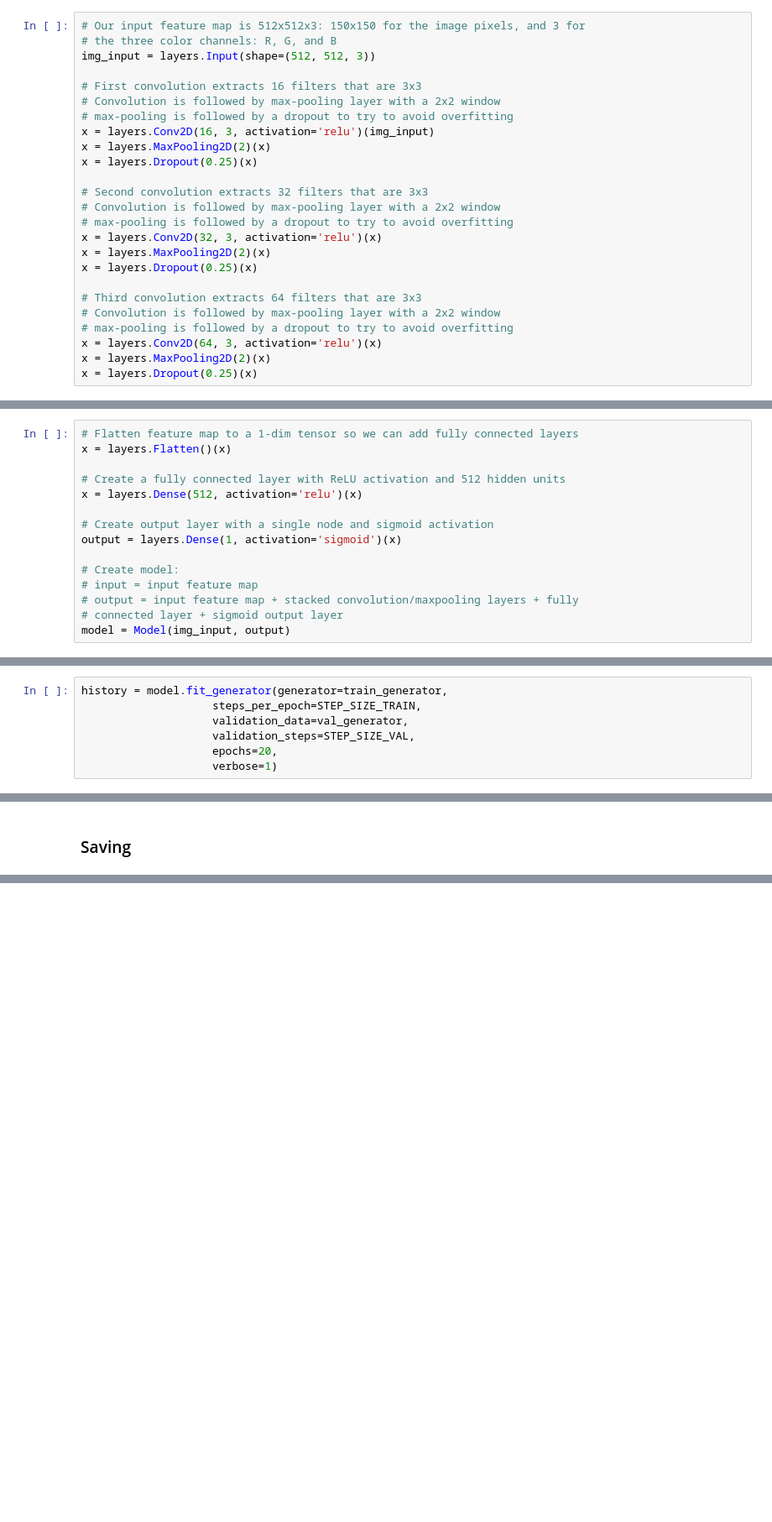
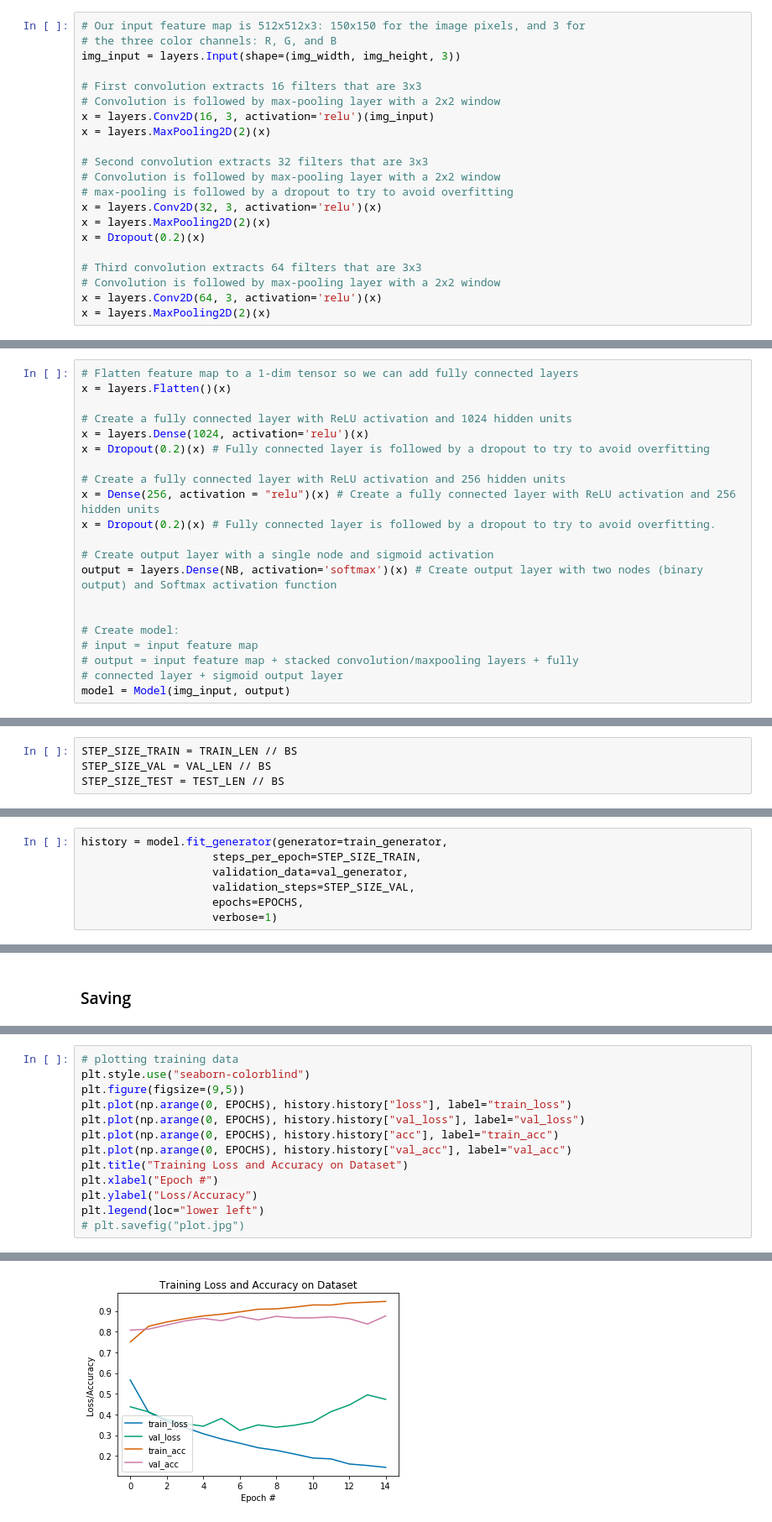
Before and after one commit to EiroaMD/final_project_IH_pneumonia, a Jupyter notebook: 4_2_Model_Binary_from_directory_balanced.ipynb, the cells around one changed output, grey strips where cells are left out. Shown at 84% size. Drawn from its saved outputs; the diff is of its cells as text; blank space fills up the shorter version.

Commit message:
Made from 0 and Transfer learning TRAIN notebooks added

```diff
--- a/4_2_Model_Binary_from_directory_balanced.ipynb
+++ b/4_2_Model_Binary_from_directory_balanced.ipynb
@@ -130,25 +136,21 @@ Found 1804 images belonging to 2 classes.
 # %%
 # Our input feature map is 512x512x3: 150x150 for the image pixels, and 3 for
 # the three color channels: R, G, and B
-img_input = layers.Input(shape=(512, 512, 3))
+img_input = layers.Input(shape=(img_width, img_height, 3))
 
 # First convolution extracts 16 filters that are 3x3
 # Convolution is followed by max-pooling layer with a 2x2 window
-# max-pooling is followed by a dropout to try to avoid overfitting
 x = layers.Conv2D(16, 3, activation='relu')(img_input)
 x = layers.MaxPooling2D(2)(x)
-x = layers.Dropout(0.25)(x)
 
 # Second convolution extracts 32 filters that are 3x3
 # Convolution is followed by max-pooling layer with a 2x2 window
 # max-pooling is followed by a dropout to try to avoid overfitting
 x = layers.Conv2D(32, 3, activation='relu')(x)
 x = layers.MaxPooling2D(2)(x)
-x = layers.Dropout(0.25)(x)
+x = Dropout(0.2)(x)
 
 # Third convolution extracts 64 filters that are 3x3
 # Convolution is followed by max-pooling layer with a 2x2 window
-# max-pooling is followed by a dropout to try to avoid overfitting
 x = layers.Conv2D(64, 3, activation='relu')(x)
 x = layers.MaxPooling2D(2)(x)
-x = layers.Dropout(0.25)(x)
@@ -160,11 +158,17 @@ Call initializer instance with the dtype argument instead of passing it to the c
 # Flatten feature map to a 1-dim tensor so we can add fully connected layers
 x = layers.Flatten()(x)
 
-# Create a fully connected layer with ReLU activation and 512 hidden units
-x = layers.Dense(512, activation='relu')(x)
+# Create a fully connected layer with ReLU activation and 1024 hidden units
+x = layers.Dense(1024, activation='relu')(x)
+x = Dropout(0.2)(x) # Fully connected layer is followed by a dropout to try to avoid overfitting
+
+# Create a fully connected layer with ReLU activation and 256 hidden units
+x = Dense(256, activation = "relu")(x) # Create a fully connected layer with ReLU activation and 256 hidden units
+x = Dropout(0.2)(x) # Fully connected layer is followed by a dropout to try to avoid overfitting.
 
 # Create output layer with a single node and sigmoid activation
-output = layers.Dense(1, activation='sigmoid')(x)
+output = layers.Dense(NB, activation='softmax')(x) # Create output layer with two nodes (binary output) and Softmax activation function
+
 
 # Create model:
 # input = input feature map
@@ -214,3 +210,7 @@ STEP_SIZE_TEST = test_generator.n//test_generator.batch_size
+# %%
+STEP_SIZE_TRAIN = TRAIN_LEN // BS
+STEP_SIZE_VAL = VAL_LEN // BS
+STEP_SIZE_TEST = TEST_LEN // BS
 # %% [markdown]
 #### Fitting
 # %%
@@ -218,6 +218,6 @@ history = model.fit_generator(generator=train_generator,
                     steps_per_epoch=STEP_SIZE_TRAIN,
                     validation_data=val_generator,
                     validation_steps=STEP_SIZE_VAL,
-                    epochs=20,
+                    epochs=EPOCHS,
                     verbose=1)
 # %% [output]
@@ -299,0 +282,14 @@ ValueError: Length of values does not match length of index
+# %%
+# plotting training data
+plt.style.use("seaborn-colorblind")
+plt.figure(figsize=(9,5))
+plt.plot(np.arange(0, EPOCHS), history.history["loss"], label="train_loss")
+plt.plot(np.arange(0, EPOCHS), history.history["val_loss"], label="val_loss")
+plt.plot(np.arange(0, EPOCHS), history.history["acc"], label="train_acc")
+plt.plot(np.arange(0, EPOCHS), history.history["val_acc"], label="val_acc")
+plt.title("Training Loss and Accuracy on Dataset")
+plt.xlabel("Epoch #")
+plt.ylabel("Loss/Accuracy")
+plt.legend(loc="lower left")
+# plt.savefig("plot.jpg")
+# %% [output]
@@ -299,0 +297 @@ ValueError: Length of values does not match length of index
+[figure, added]
```
Also changed, not shown: parts of 35 cells of this notebook, 2 other files.
